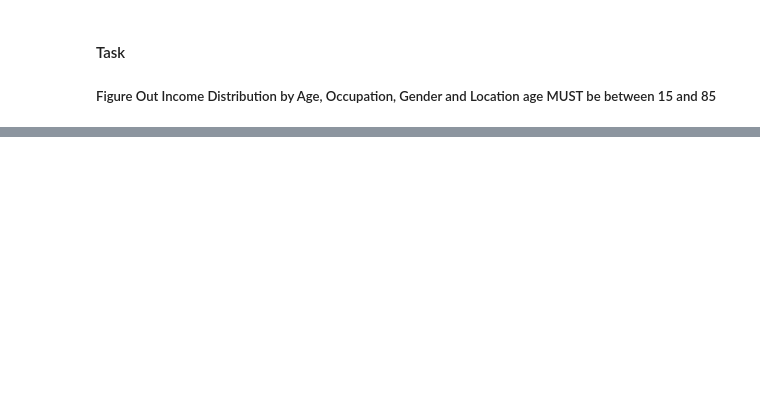
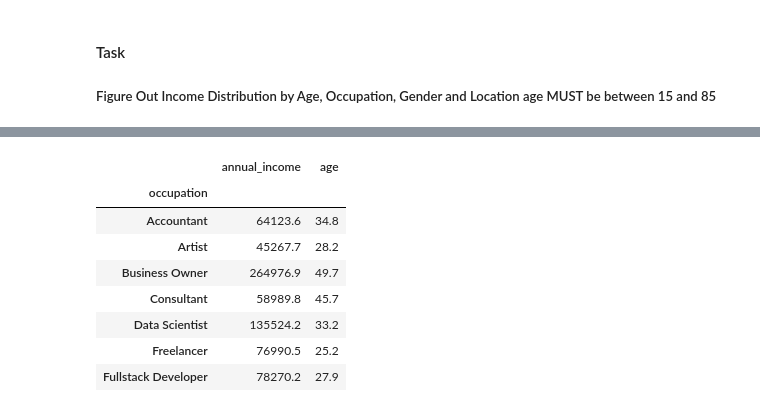
Before and after one commit to jdhova/DummyBank, a Jupyter notebook: DummyBank.ipynb, the cells around one changed output, grey strips where cells are left out. Drawn from its saved outputs; the diff is of its cells as text; code cells hidden in the pictures; blank space fills up the shorter version.

```diff
--- a/DummyBank.ipynb
+++ b/DummyBank.ipynb
@@ -320,0 +406,13 @@ data_customers2.annual_income.min(),data_customers2.annual_income.max()
+# %%
+annualincome_age = round(data_customers.groupby('occupation')['annual_income','age'].mean(),1)
+pd.DataFrame(annualincome_age)
+# %% [output]
+|  | annual_income | age |
+| occupation |  |  |
+| Accountant | 64123.6 | 34.8 |
+| Artist | 45267.7 | 28.2 |
+| Business Owner | 264976.9 | 49.7 |
+| Consultant | 58989.8 | 45.7 |
+| Data Scientist | 135524.2 | 33.2 |
+| Freelancer | 76990.5 | 25.2 |
+| Fullstack Developer | 78270.2 | 27.9 |
```
Also changed, not shown: parts of 14 cells of this notebook, 2 other files.
